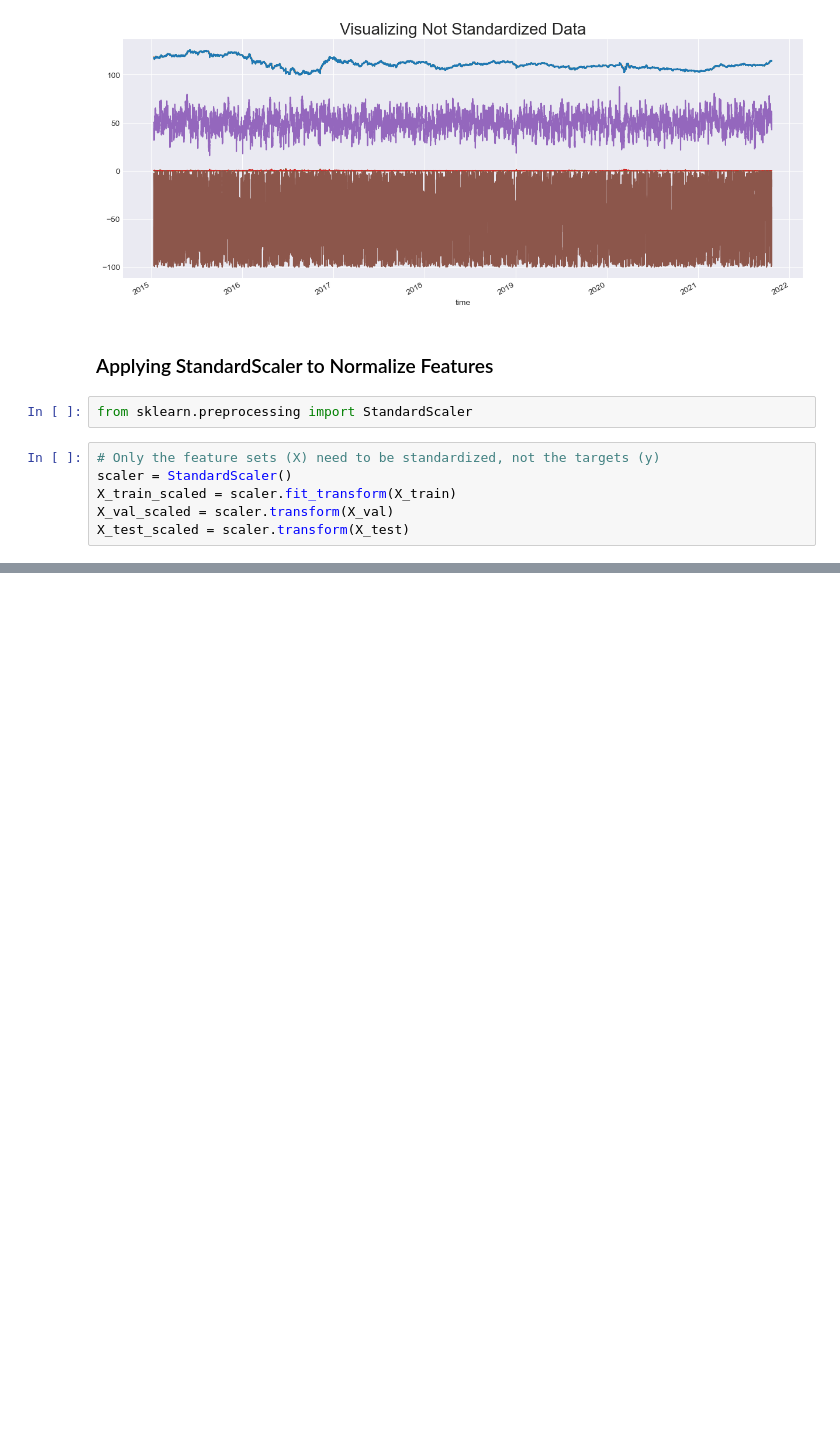
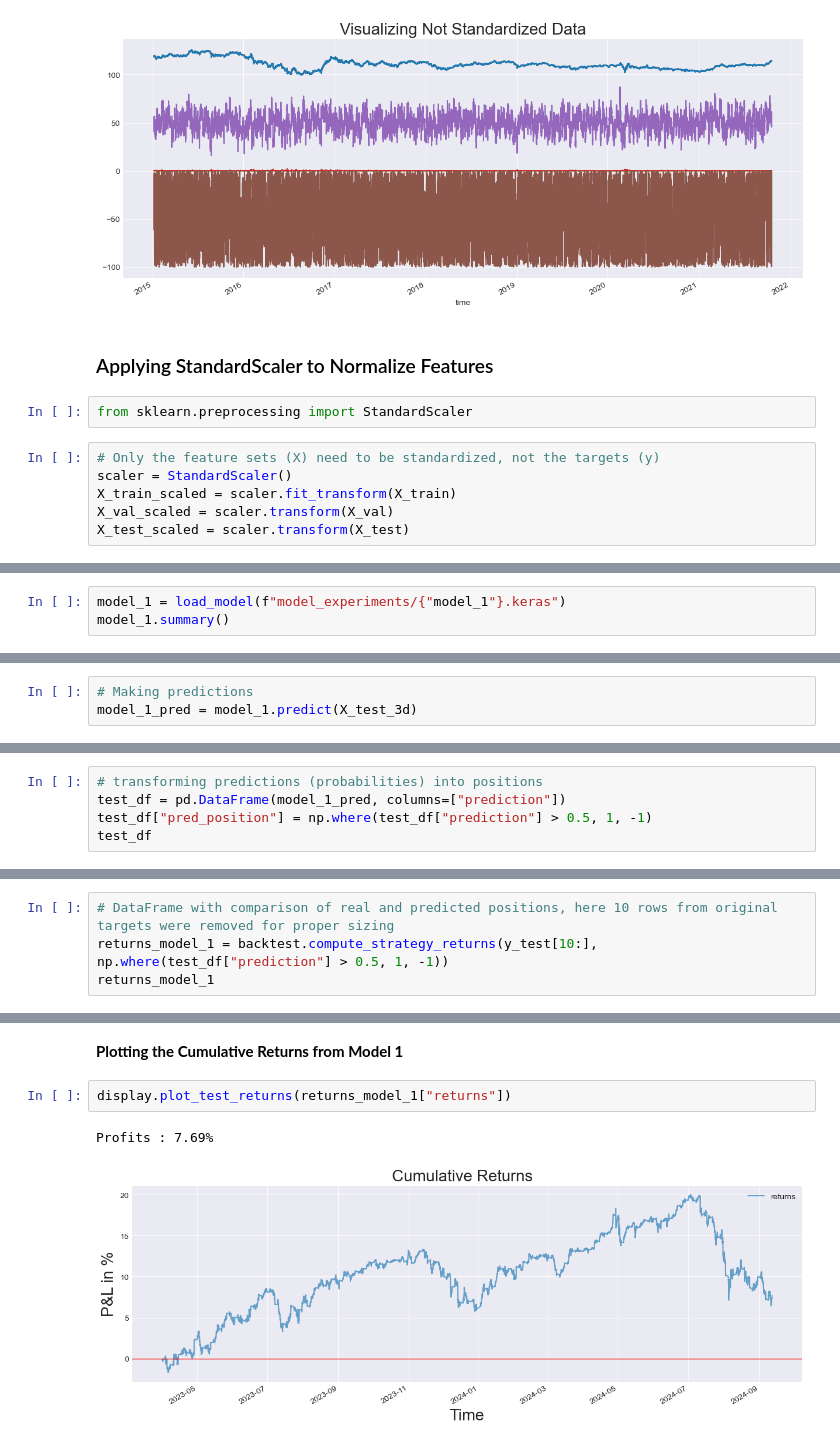
Before and after one commit to YarosInter/Time-Series-LSTM-Neural-Network, a Jupyter notebook: Classifier_LSTM_Neural_Network.ipynb, the cells around one changed output, grey strips where cells are left out. Drawn from its saved outputs; the diff is of its cells as text; blank space fills up the shorter version.

```diff
--- a/Classifier_LSTM_Neural_Network.ipynb
+++ b/Classifier_LSTM_Neural_Network.ipynb
@@ -141,0 +309,3 @@ plt.show()
+# %%
+model_1 = load_model(f"model_experiments/{"model_1"}.keras")
+model_1.summary()
@@ -141,0 +349,3 @@ plt.show()
+# %%
+# Making predictions
+model_1_pred = model_1.predict(X_test_3d)
@@ -141,0 +359,5 @@ plt.show()
+# %%
+# transforming predictions (probabilities) into positions
+test_df = pd.DataFrame(model_1_pred, columns=["prediction"])
+test_df["pred_position"] = np.where(test_df["prediction"] > 0.5, 1, -1)
+test_df
@@ -141,0 +397,4 @@ plt.show()
+# %%
+# DataFrame with comparison of real and predicted positions, here 10 rows from original targets were removed for proper sizing
+returns_model_1 = backtest.compute_strategy_returns(y_test[10:], np.where(test_df["prediction"] > 0.5, 1, -1))
+returns_model_1
@@ -141,0 +416,7 @@ plt.show()
+# %% [markdown]
+**Plotting the Cumulative Returns from Model 1**
+# %%
+display.plot_test_returns(returns_model_1["returns"])
+# %% [output]
+Profits : 7.69%
+[figure, added]
```
Also changed, not shown: parts of 29 cells of this notebook, 6 other files.
